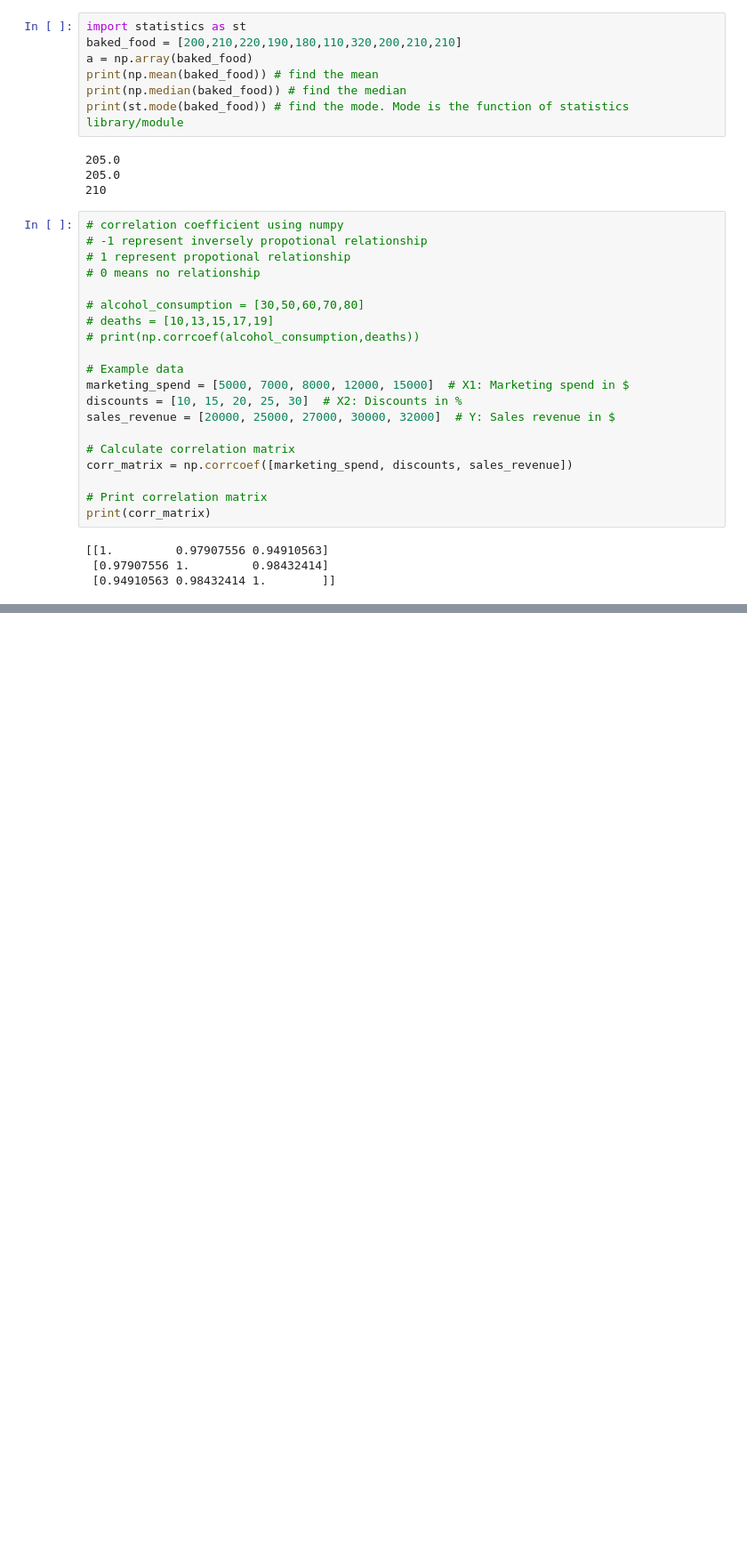
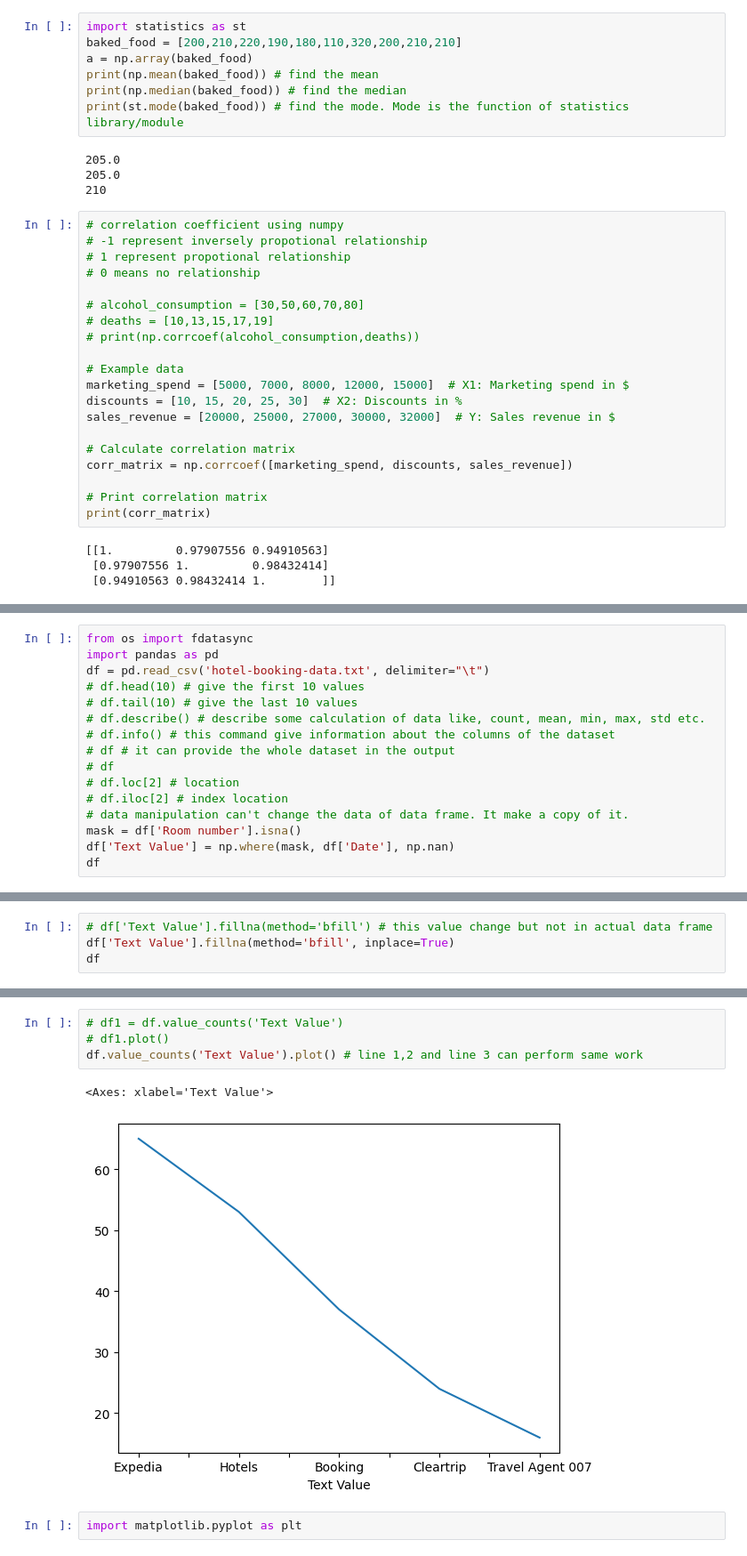
Before and after one commit to garvjain7/Chatbot, a Jupyter notebook: VAC_4th_sem_2.ipynb, the cells around one changed output, grey strips where cells are left out. Shown: that part at 89% size. Cells and saved outputs as stored; diff of their text form; blank space fills up the shorter version.

```diff
--- a/VAC_4th_sem_2.ipynb
+++ b/VAC_4th_sem_2.ipynb
@@ -250,0 +260,16 @@ df.head()
+# %%
+from os import fdatasync
+import pandas as pd
+df = pd.read_csv('hotel-booking-data.txt', delimiter="\t")
+# df.head(10) # give the first 10 values
+# df.tail(10) # give the last 10 values
+# df.describe() # describe some calculation of data like, count, mean, min, max, std etc.
+# df.info() # this command give information about the columns of the dataset
+# df # it can provide the whole dataset in the output
+# df
+# df.loc[2] # location
+# df.iloc[2] # index location
+# data manipulation can't change the data of data frame. It make a copy of it.
+mask = df['Room number'].isna()
+df['Text Value'] = np.where(mask, df['Date'], np.nan)
+df
@@ -250,0 +290,4 @@ df.head()
+# %%
+# df['Text Value'].fillna(method='bfill') # this value change but not in actual data frame
+df['Text Value'].fillna(method='bfill', inplace=True)
+df
@@ -250,0 +314,9 @@ df.head()
+# %%
+# df1 = df.value_counts('Text Value')
+# df1.plot()
+df.value_counts('Text Value').plot() # line 1,2 and line 3 can perform same work
+# %% [output]
+<Axes: xlabel='Text Value'>
+[figure, added]
+# %%
+import matplotlib.pyplot as plt
```
Also changed, not shown: parts of 10 cells of this notebook.
